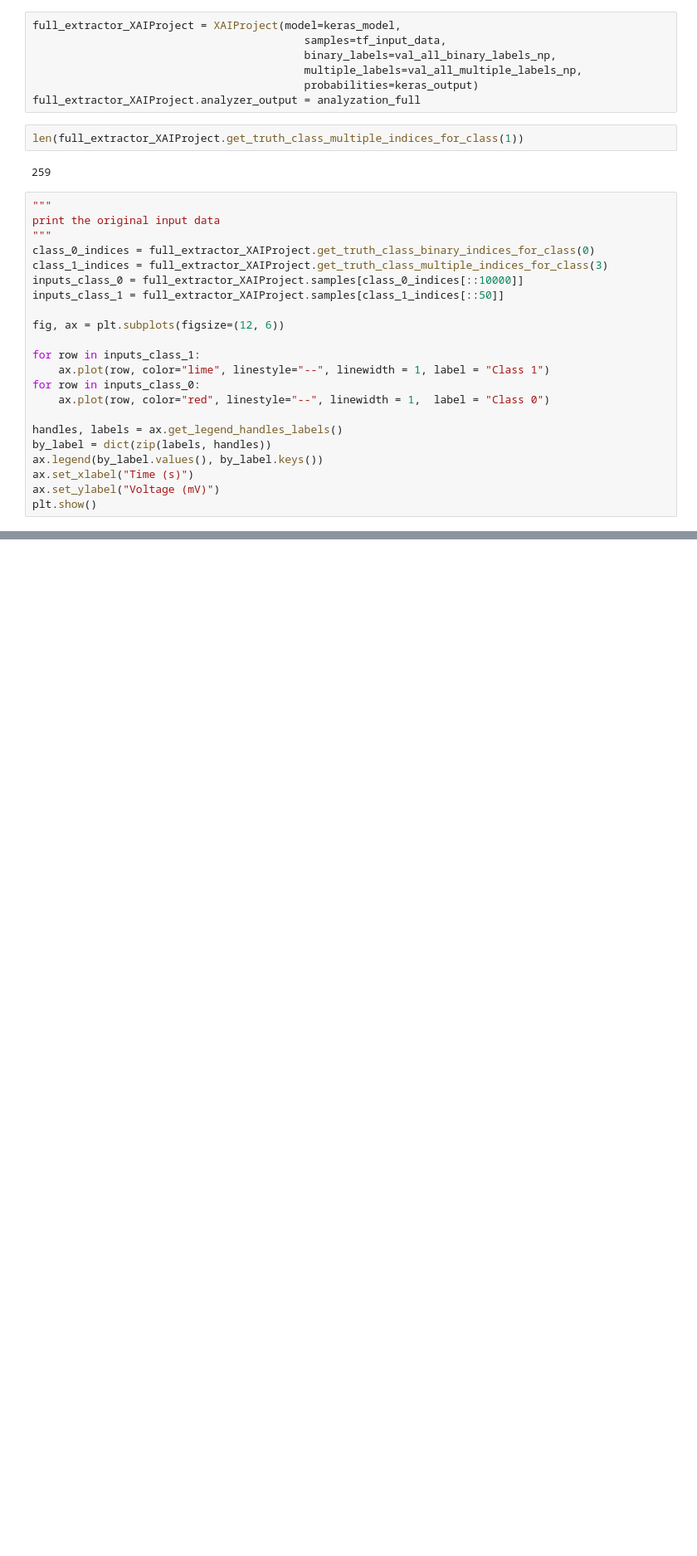
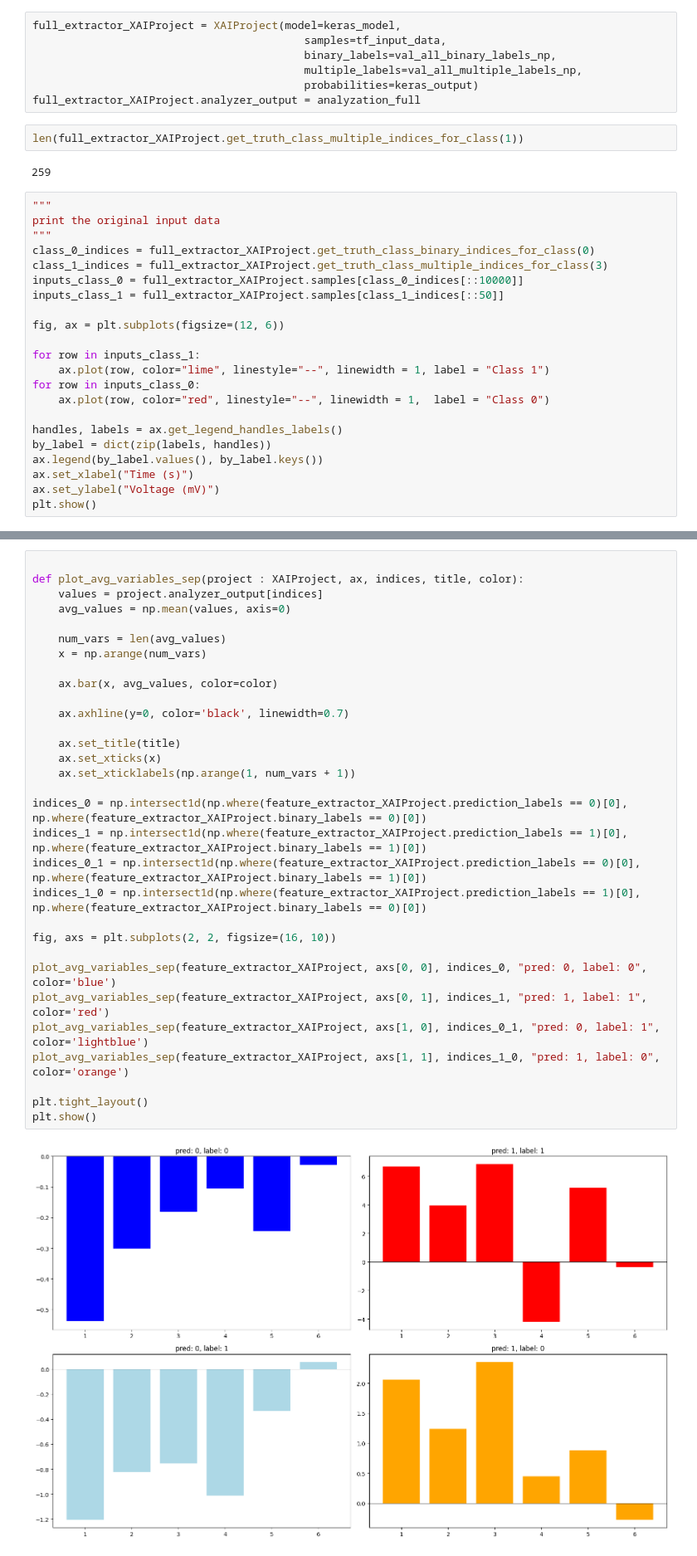
Before and after one commit to DominikaDarabos/explainable_MNG_spike_detection, a Jupyter notebook: load_trained_model.ipynb, the cells around one changed output, grey strips where cells are left out. Shown: that part at 83% size. Drawn from its saved outputs; the diff is of its cells as text; blank space fills up the shorter version.

```diff
--- a/load_trained_model.ipynb
+++ b/load_trained_model.ipynb
@@ -820,0 +867,33 @@ create_comparison_plot(full_extractor_XAIProject, binary_class_num = 1, multiple
+# %%
+
+def plot_avg_variables_sep(project : XAIProject, ax, indices, title, color):
+    values = project.analyzer_output[indices]
+    avg_values = np.mean(values, axis=0)
+
+    num_vars = len(avg_values)
+    x = np.arange(num_vars)
+
+    ax.bar(x, avg_values, color=color)
+
+    ax.axhline(y=0, color='black', linewidth=0.7)
+
+    ax.set_title(title)
+    ax.set_xticks(x)
+    ax.set_xticklabels(np.arange(1, num_vars + 1))
+
+indices_0 = np.intersect1d(np.where(feature_extractor_XAIProject.prediction_labels == 0)[0], np.where(feature_extractor_XAIProject.binary_labels == 0)[0])
+indices_1 = np.intersect1d(np.where(feature_extractor_XAIProject.prediction_labels == 1)[0], np.where(feature_extractor_XAIProject.binary_labels == 1)[0])
+indices_0_1 = np.intersect1d(np.where(feature_extractor_XAIProject.prediction_labels == 0)[0], np.where(feature_extractor_XAIProject.binary_labels == 1)[0])
+indices_1_0 = np.intersect1d(np.where(feature_extractor_XAIProject.prediction_labels == 1)[0], np.where(feature_extractor_XAIProject.binary_labels == 0)[0])
+
+fig, axs = plt.subplots(2, 2, figsize=(16, 10))
+
+plot_avg_variables_sep(feature_extractor_XAIProject, axs[0, 0], indices_0, "pred: 0, label: 0", color='blue')
+plot_avg_variables_sep(feature_extractor_XAIProject, axs[0, 1], indices_1, "pred: 1, label: 1", color='red')
+plot_avg_variables_sep(feature_extractor_XAIProject, axs[1, 0], indices_0_1, "pred: 0, label: 1", color='lightblue')
+plot_avg_variables_sep(feature_extractor_XAIProject, axs[1, 1], indices_1_0, "pred: 1, label: 0", color='orange')
+
+plt.tight_layout()
+plt.show()
+# %% [output]
+[figure, added]
```
Also changed, not shown: parts of 24 cells of this notebook.
